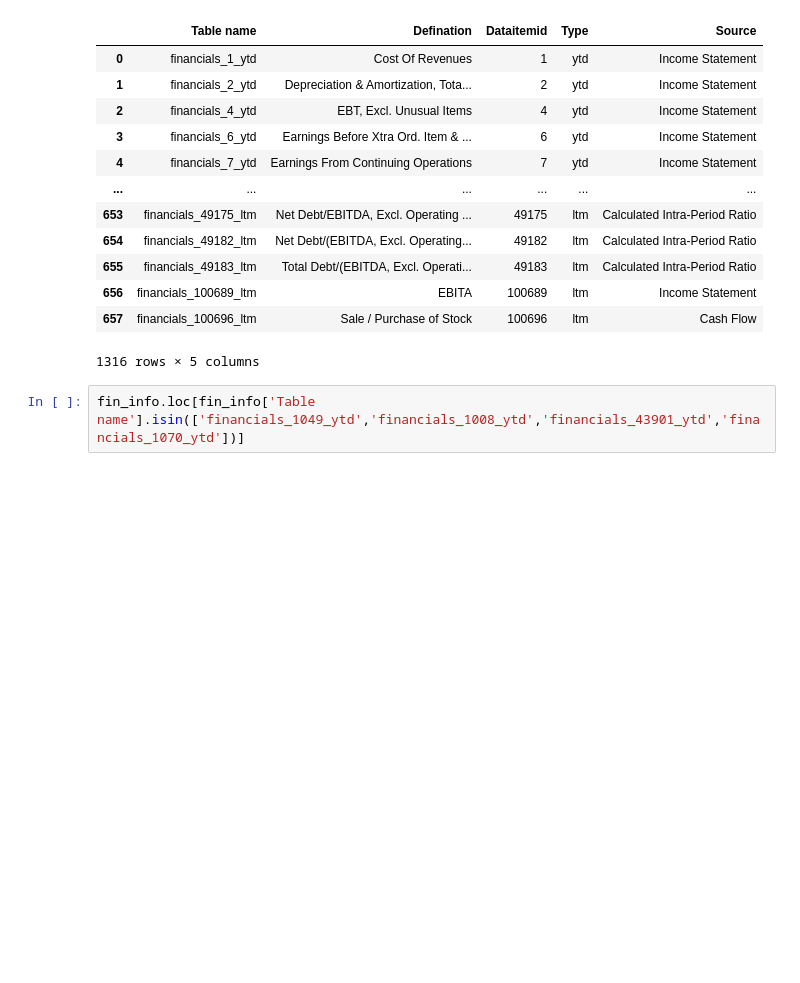
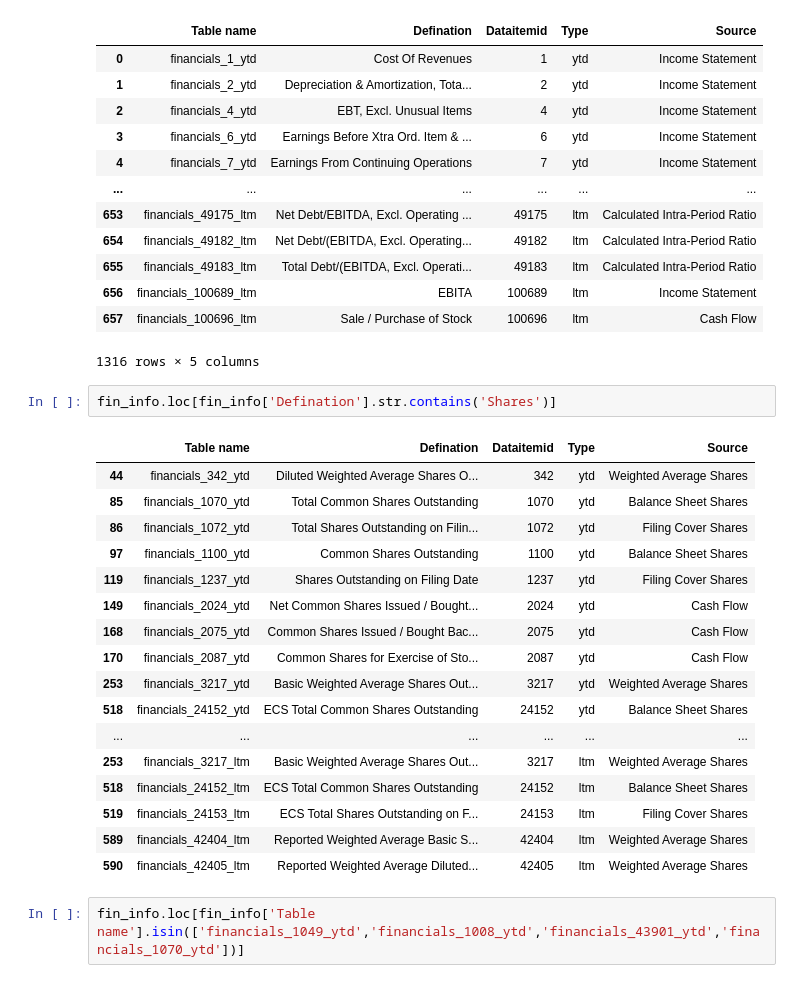
Before and after one commit to youngyicheng/credit_research, a Jupyter notebook: demo.ipynb, the cells around one changed output. Saved outputs shown, nothing was run; the diff lists cells and outputs as text; blank space fills up the shorter version.

```diff
--- a/demo.ipynb
+++ b/demo.ipynb
@@ -202,6 +238,26 @@ fin_info
 | 656 | financials_100689_ltm | EBITA | 100689 | ltm | Income Statement |
 | 657 | financials_100696_ltm | Sale / Purchase of Stock | 100696 | ltm | Cash Flow |
 1316 rows × 5 columns
+# %%
+fin_info.loc[fin_info['Defination'].str.contains('Shares')]
+# %% [output]
+|  | Table name | Defination | Dataitemid | Type | Source |
+| 44 | financials_342_ytd | Diluted Weighted Average Shares O... | 342 | ytd | Weighted Average Shares |
+| 85 | financials_1070_ytd | Total Common Shares Outstanding | 1070 | ytd | Balance Sheet Shares |
+| 86 | financials_1072_ytd | Total Shares Outstanding on Filin... | 1072 | ytd | Filing Cover Shares |
+| 97 | financials_1100_ytd | Common Shares Outstanding | 1100 | ytd | Balance Sheet Shares |
+| 119 | financials_1237_ytd | Shares Outstanding on Filing Date | 1237 | ytd | Filing Cover Shares |
+| 149 | financials_2024_ytd | Net Common Shares Issued / Bought... | 2024 | ytd | Cash Flow |
+| 168 | financials_2075_ytd | Common Shares Issued / Bought Bac... | 2075 | ytd | Cash Flow |
+| 170 | financials_2087_ytd | Common Shares for Exercise of Sto... | 2087 | ytd | Cash Flow |
+| 253 | financials_3217_ytd | Basic Weighted Average Shares Out... | 3217 | ytd | Weighted Average Shares |
+| 518 | financials_24152_ytd | ECS Total Common Shares Outstanding | 24152 | ytd | Balance Sheet Shares |
+| ... | ... | ... | ... | ... | ... |
+| 253 | financials_3217_ltm | Basic Weighted Average Shares Out... | 3217 | ltm | Weighted Average Shares |
+| 518 | financials_24152_ltm | ECS Total Common Shares Outstanding | 24152 | ltm | Balance Sheet Shares |
+| 519 | financials_24153_ltm | ECS Total Shares Outstanding on F... | 24153 | ltm | Filing Cover Shares |
+| 589 | financials_42404_ltm | Reported Weighted Average Basic S... | 42404 | ltm | Weighted Average Shares |
+| 590 | financials_42405_ltm | Reported Weighted Average Diluted... | 42405 | ltm | Weighted Average Shares |
 # %%
 fin_info.loc[fin_info['Table name'].isin(['financials_1049_ytd','financials_1008_ytd','financials_43901_ytd','financials_1070_ytd'])]
 # %% [output]
```
Also changed, not shown: parts of 8 cells of this notebook, 3 other files.
